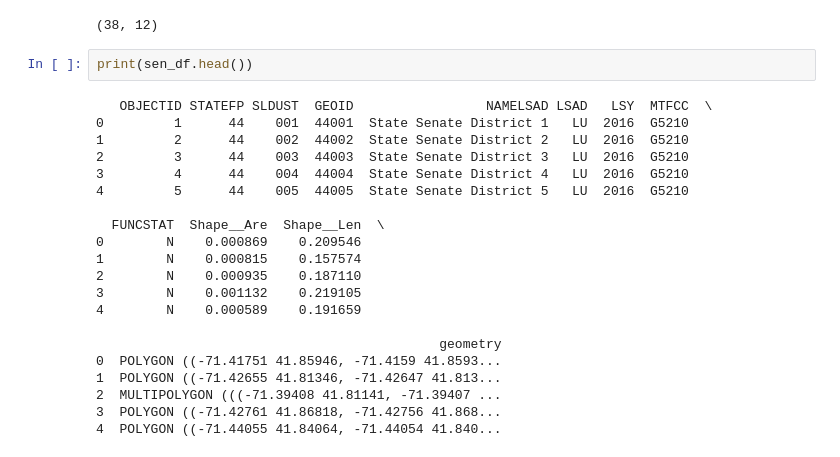
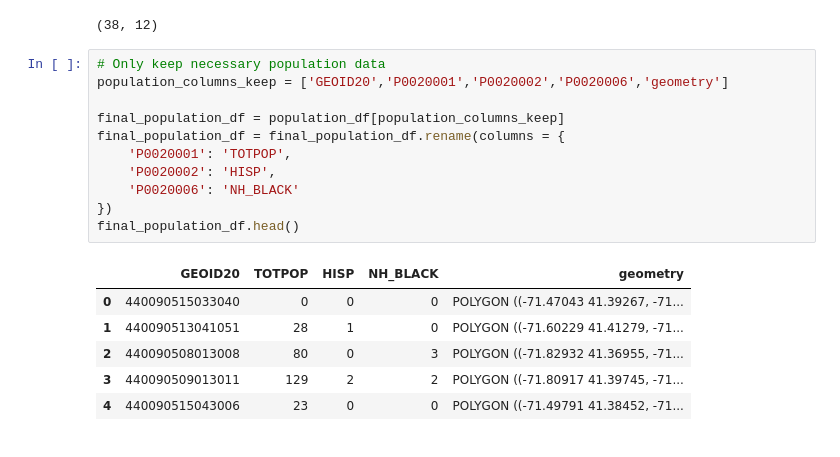
Before and after one commit to TianqiMin8/CS464FinalProject, a Jupyter notebook: Final Project.ipynb, the cells around one changed output. Drawn from its saved outputs; the diff is of its cells as text.

```diff
--- a/Final Project.ipynb
+++ b/Final Project.ipynb
@@ -133,25 +133,20 @@ sen_df.shape
 # %% [output]
 (38, 12)
 # %%
-print(sen_df.head())
+# Only keep necessary population data
+population_columns_keep = ['GEOID20','P0020001','P0020002','P0020006','geometry']
+
+final_population_df = population_df[population_columns_keep]
+final_population_df = final_population_df.rename(columns = {
+    'P0020001': 'TOTPOP',
+    'P0020002': 'HISP',
+    'P0020006': 'NH_BLACK'
+})
+final_population_df.head()
 # %% [output]
-   OBJECTID STATEFP SLDUST  GEOID                 NAMELSAD LSAD   LSY  MTFCC  \
-0         1      44    001  44001  State Senate District 1   LU  2016  G5210
-1         2      44    002  44002  State Senate District 2   LU  2016  G5210
-2         3      44    003  44003  State Senate District 3   LU  2016  G5210
-3         4      44    004  44004  State Senate District 4   LU  2016  G5210
-4         5      44    005  44005  State Senate District 5   LU  2016  G5210
-
-  FUNCSTAT  Shape__Are  Shape__Len  \
-0        N    0.000869    0.209546
-1        N    0.000815    0.157574
-2        N    0.000935    0.187110
-3        N    0.001132    0.219105
-4        N    0.000589    0.191659
-
-                                            geometry
-0  POLYGON ((-71.41751 41.85946, -71.4159 41.8593...
-1  POLYGON ((-71.42655 41.81346, -71.42647 41.813...
-2  MULTIPOLYGON (((-71.39408 41.81141, -71.39407 ...
-3  POLYGON ((-71.42761 41.86818, -71.42756 41.868...
-4  POLYGON ((-71.44055 41.84064, -71.44054 41.840...
+|  | GEOID20 | TOTPOP | HISP | NH_BLACK | geometry |
+| 0 | 440090515033040 | 0 | 0 | 0 | POLYGON ((-71.47043 41.39267, -71... |
+| 1 | 440090513041051 | 28 | 1 | 0 | POLYGON ((-71.60229 41.41279, -71... |
+| 2 | 440090508013008 | 80 | 0 | 3 | POLYGON ((-71.82932 41.36955, -71... |
+| 3 | 440090509013011 | 129 | 2 | 2 | POLYGON ((-71.80917 41.39745, -71... |
+| 4 | 440090515043006 | 23 | 0 | 0 | POLYGON ((-71.49791 41.38452, -71... |
```
Also changed, not shown: parts of 26 cells of this notebook.
